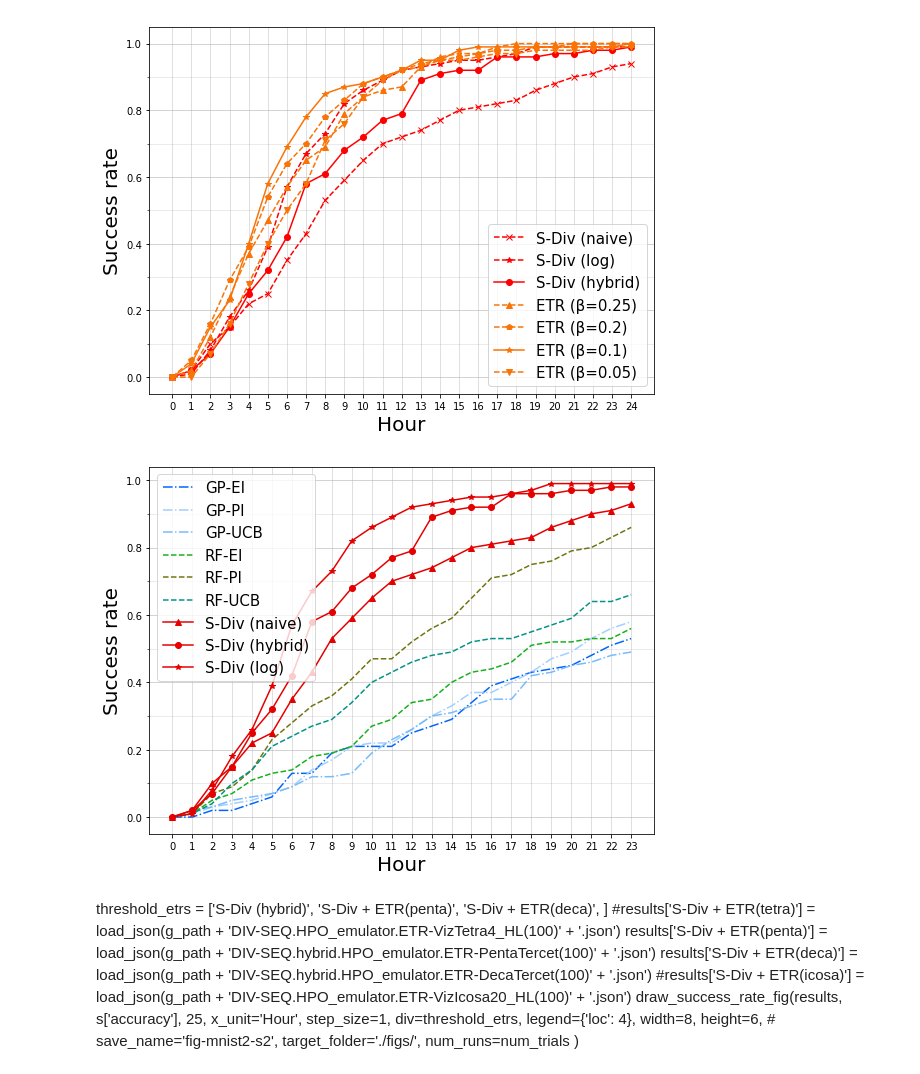
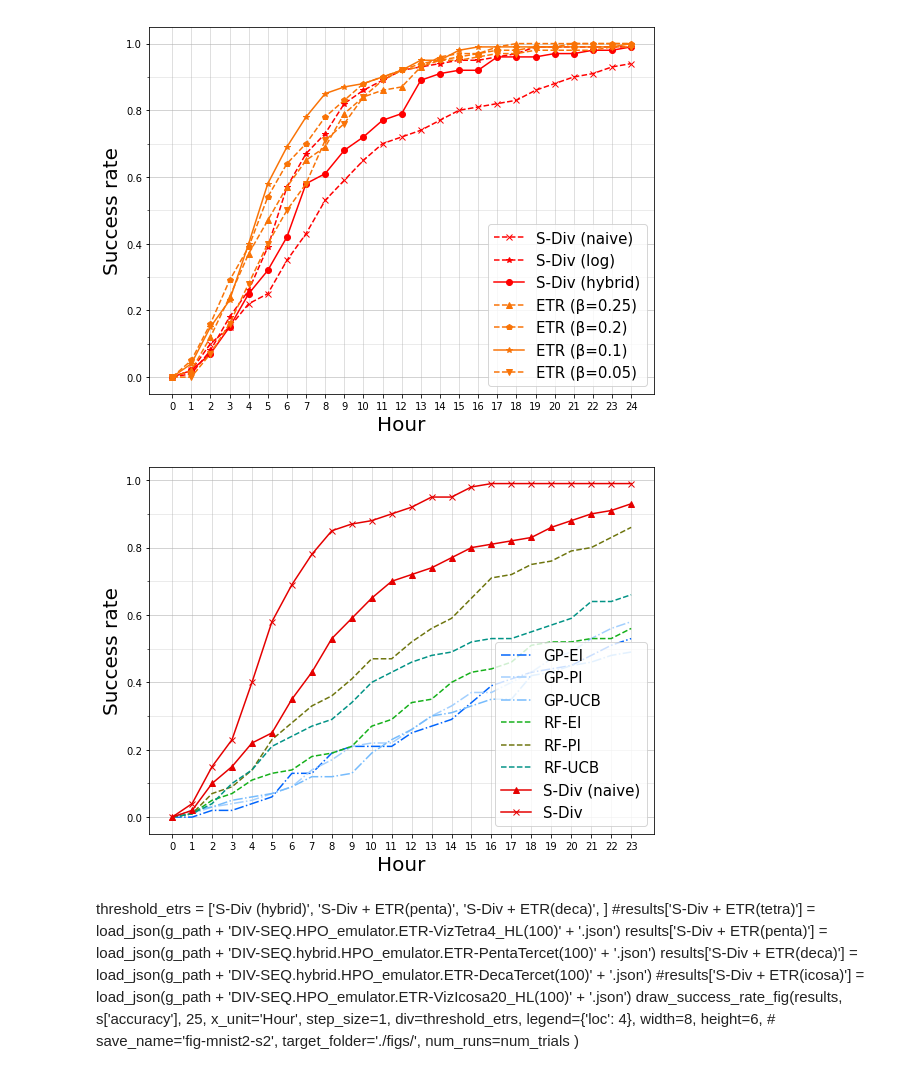
Before and after one commit to yongjinkim49/ecml, a Jupyter notebook: results/[ICML19] MINST-LeNet5(2) performance evaluation.ipynb, the cells around one changed output. Saved outputs shown, nothing was run; the diff lists cells and outputs as text; code cells hidden in the pictures.

```diff
--- a/results/[ICML19] MINST-LeNet5(2) performance evaluation.ipynb
+++ b/results/[ICML19] MINST-LeNet5(2) performance evaluation.ipynb
@@ -155,12 +172,12 @@ draw_success_rate_fig(results, s['accuracy'], 25,
 # %%
 results[ 'S-Div']= threshold_etrs['β=0.1']
 draw_success_rate_fig(results, s['accuracy'], 24,
                                               x_unit='Hour', step_size=1,
-                                               indi=basic_bo,  div=['S-Div (naive)',  'S-Div (hybrid)', 'S-Div (log)'],
+                                               indi=basic_bo,  div=['S-Div (naive)',  'S-Div'], legend={'loc': 4},
                                                  width=8, height=6,  save_name='fig-mnist2-s2', target_folder='./figs/',
                       num_runs=num_trials )
 # %% [output]
-[figure, old version]
+[figure, new version]
 # %% [markdown]
 threshold_etrs = ['S-Div (hybrid)',  'S-Div + ETR(penta)', 'S-Div + ETR(deca)', ]
 #results['S-Div + ETR(tetra)'] = load_json(g_path + 'DIV-SEQ.HPO_emulator.ETR-VizTetra4_HL(100)' + '.json')
```
Also changed, not shown: parts of 32 cells of this notebook, 3 other files.
